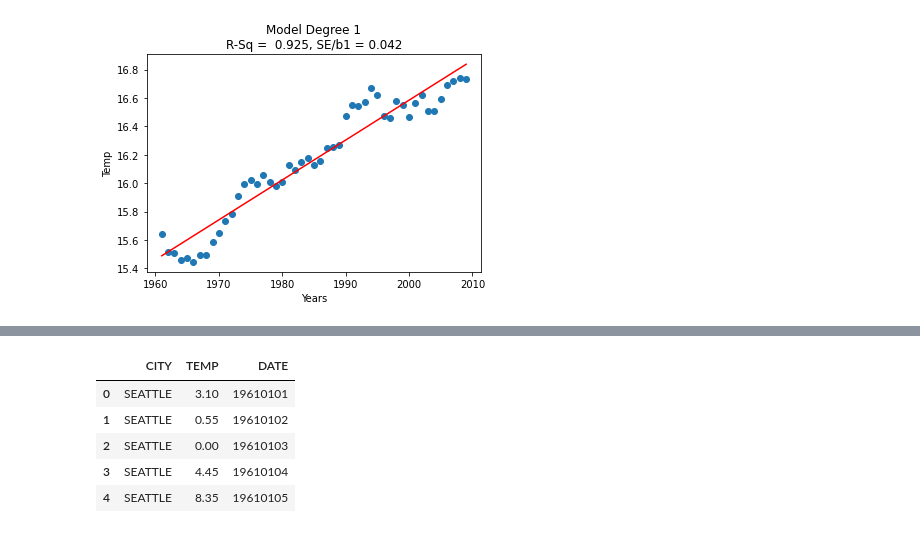
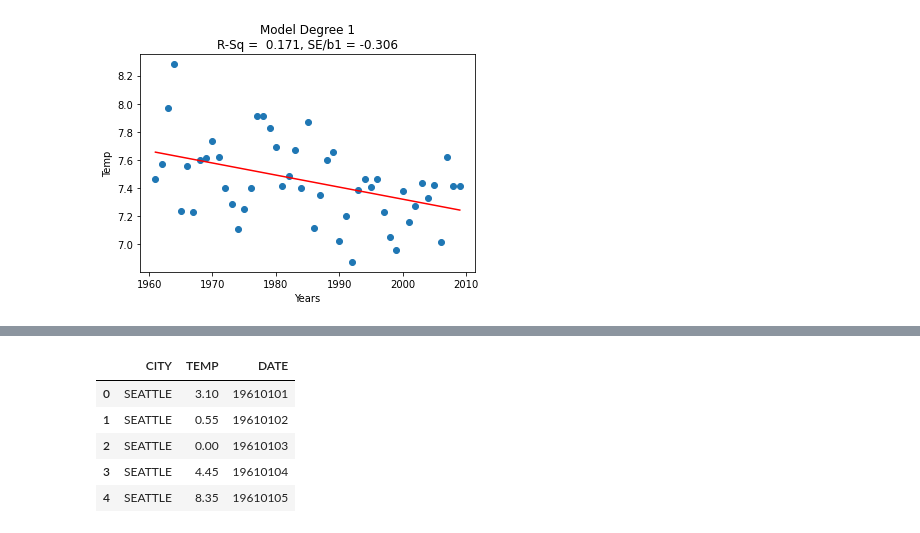
Before and after one commit to Meta-Sean/6.0001, a Jupyter notebook: 6_0002_ps5.ipynb, the cells around one changed output, grey strips where cells are left out. Cells and saved outputs as stored; diff of their text form; code cells hidden in the pictures.

```diff
--- a/6_0002_ps5.ipynb
+++ b/6_0002_ps5.ipynb
@@ -301,8 +301,9 @@ def rmse(y, estimated):
     Returns:
         a float for the root mean square error term
     """
-    # TODO
-    pass
+    # RMSE = sqrt(sum(y_i-e_i)*/n)
+    return math.sqrt(sum((y-estimated)**2)/len(y))
+
 
 def gen_std_devs(climate, multi_cities, years):
     """
@@ -319,10 +320,16 @@ def gen_std_devs(climate, multi_cities, years):
         this array corresponds to the standard deviation of the average annual
         city temperatures for the given cities in a given year.
     """
-    # TODO
-    pass
+    std_annual_temp = pylab.array([0.0 for year in years])
+    for city in multi_cities:
+      city_annual_std = pylab.array([climate.get_yearly_temp(city, year).std() for year in years])
+      std_annual_temp += city_annual_std
+    return std_annual_temp / len(multi_cities)
+    # Calculate a temperature for each day in that year, by averaging the temps across the cities
+    # Take the std of the daily averages for the whole year
 
 def evaluate_models_on_testing(x, y, models):
+
     """
     For each regression model, compute the RMSE for this model and plot the
     test data along with the model’s estimation.
@@ -346,8 +353,20 @@ def evaluate_models_on_testing(x, y, models):
     Returns:
         None
     """
-    # TODO
-    pass
+    for model in models:
+      pylab.xlabel("Years")
+      pylab.ylabel("Temp")
+      pylab.plot(x, y, 'o', label = 'Data')
+      degs = len(model) - 1
+      estimates = pylab.polyval(model, x)
+      # Compute RMSE for each model
+      rmse_val = rmse(y, estimates)
+      # if linear include SE
+      title = "Model Degree {}\RMSE = {:.3f}".format(degs, rmse_val)
+      # Generate plot
+      pylab.plot(x, estimates, 'r-')
+      pylab.title(title)
+      pylab.show()
 
 
 
@@ -356,35 +375,53 @@ if __name__ == '__main__':
     pass
 
     # Part A.4
-    degs = [1,2,3]
-    data_samples = Climate('data.csv')
-    x = pylab.array(TRAINING_INTERVAL)
-    # y = pylab.array([data_samples.get_daily_temp('NEW YORK', 1, 10, year) for year in TRAINING_INTERVAL])
+    # degs = [1,2,3]
+    # data_samples = Climate('data.csv')
+    # x = pylab.array(TRAINING_INTERVAL)
+    # # y = pylab.array([data_samples.get_daily_temp('NEW YORK', 1, 10, year) for year in TRAINING_INTERVAL])
+    # # models = generate_models(x, y, degs)
+    # # evaluate_models_on_training(x, y, models)
+
+    # # y_year = pylab.array([data_samples.get_yearly_temp('NEW YORK', year).mean() for year in TRAINING_INTERVAL])
+    # # models = generate_models(x, y_year, degs)
+    # # evaluate_models_on_training(x, y_year, models)
+
+
+    # # Part B
+    # # print("Starting Part B")
+    # # y = gen_cities_avg(data_samples, CITIES, TRAINING_INTERVAL)
+    # # models = generate_models(x, y, degs)
+    # # evaluate_models_on_training(x, y, models)
+
+
+    # # Part C
+    # print("Starting Part C")
+    # y = moving_average(gen_cities_avg(data_samples, CITIES, TRAINING_INTERVAL),
+    #        5)
     # models = generate_models(x, y, degs)
     # evaluate_models_on_training(x, y, models)
 
-    # y_year = pylab.array([data_samples.get_yearly_temp('NEW YORK', year).mean() for year in TRAINING_INTERVAL])
-    # models = generate_models(x, y_year, degs)
-    # evaluate_models_on_training(x, y_year, models)
-
-
-    # Part B
-    # print("Starting Part B")
-    # y = gen_cities_avg(data_samples, CITIES, TRAINING_INTERVAL)
+    # Part D.2
+    # Predict future with 2010-2015 TESTING_INTERVAL
+    # degs = [1,2,20]
+    # data_samples = Climate('data.csv')
+    # # 5-year moving averages of the national yearly temperature form 1961-2009 as your training samples
+    # x = pylab.array(TRAINING_INTERVAL)
+    # y = moving_average(gen_cities_avg(data_samples, CITIES, TRAINING_INTERVAL), 5)
+    # # Fit the samples to poly nomials of degree 1, 2, and 20
     # models = generate_models(x, y, degs)
-    # evaluate_models_on_training(x, y, models)
-
-
-    # Part C
-    print("Starting Part C")
-    y = moving_average(gen_cities_avg(data_samples, CITIES, TRAINING_INTERVAL),
-           5)
-    models = generate_models(x, y, degs)
-    evaluate_models_on_training(x, y, models)
-
-    # Part D.2
-    # TODO: replace this line with your code
+    # # use evaluate_models_on_training to plot your fitting results
+    # evaluate_models_on_testing(x, y, models)
+    # test = pylab.array(TESTING_INTERVAL)
+    # train = gen_cities_avg(data_samples, CITIES, TESTING_INTERVAL)
+    # evaluate_models_on_testing(test, train, models)
 
     # Part E
     # TODO: replace this line with your code
+    climate = Climate('data.csv')
+    years = pylab.array(TRAINING_INTERVAL)
+    result = gen_std_devs(climate, CITIES, years)
+    ma = moving_average(result, 5)
+    models = generate_models(years, ma, [1])
+    evaluate_models_on_training(years, result, models)
 # %% [output]
@@ -392 +428 @@ Starting Part C
-[figure, old version]
+[figure, new version]
```
Also changed, not shown: parts of 2 cells of this notebook.
